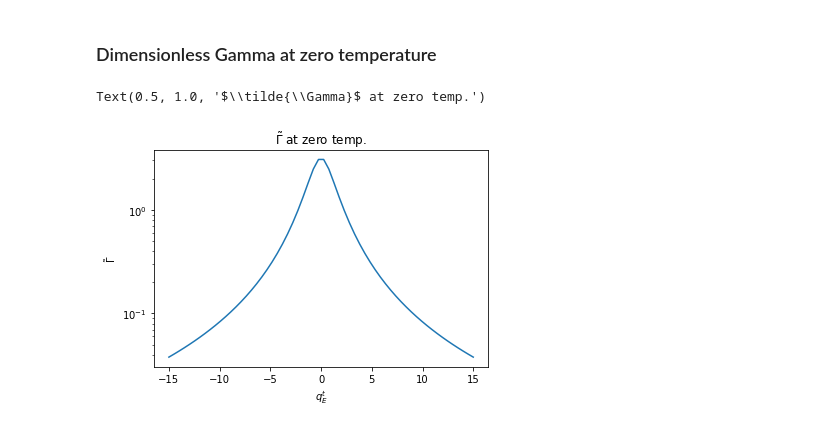
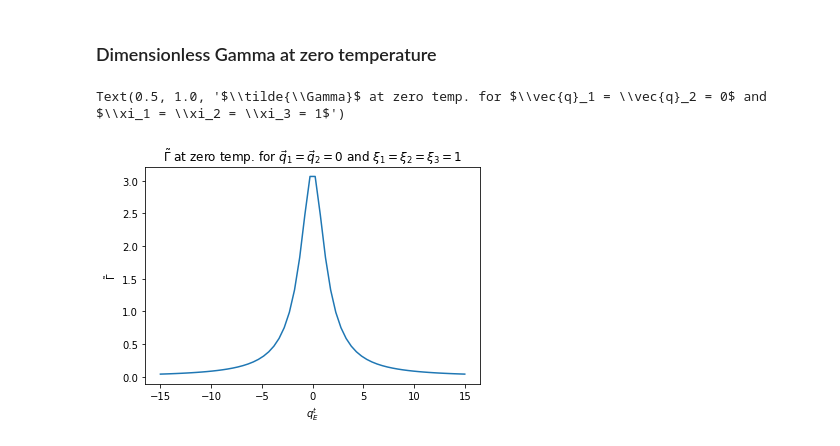
Before and after one commit to harnettd/phiCubed_31_FT, a Jupyter notebook: discrete_temporal_zero_spatial_plots.ipynb, the cells around one changed output. Saved outputs shown, nothing was run; the diff lists cells and outputs as text; code cells hidden in the pictures.

```diff
--- a/discrete_temporal_zero_spatial_plots.ipynb
+++ b/discrete_temporal_zero_spatial_plots.ipynb
@@ -112,10 +105,11 @@ zero_temp_Gamma_plotdata = np.array([re(finite_part(x)) for x in zero_temp_Gamma
 # %%
+dimensionless_Gamma_plotdata_zero_temp = np.array([re(finite_part(x)) for x in dimensionless_Gamma_data_zero_temp])
 fig, ax = plt.subplots()
-ax.plot(qt_eucl_grid, zero_temp_Gamma_plotdata * 1e3)
+ax.plot(qt_eucl_grid, dimensionless_Gamma_plotdata_zero_temp * 1e3)
 ax.set_xlabel(r"$q^t_E$")
 ax.set_ylabel(r"$\tilde{\Gamma}$")
-ax.set_yscale("log")
-ax.set_title(r"$\tilde{\Gamma}$ at zero temp.")
+# ax.set_yscale("log")
+ax.set_title(r"$\tilde{\Gamma}$ at zero temp. for $\vec{q}_1 = \vec{q}_2 = 0$ and $\xi_1 = \xi_2 = \xi_3 = 1$")
 # %% [output]
-Text(0.5, 1.0, '$\\tilde{\\Gamma}$ at zero temp.')
+Text(0.5, 1.0, '$\\tilde{\\Gamma}$ at zero temp. for $\\vec{q}_1 = \\vec{q}_2 = 0$ and $\\xi_1 = \\xi_2 = \\xi_3 = 1$')
-[figure, old version]
+[figure, new version]
```
Also changed, not shown: parts of 9 cells of this notebook.
